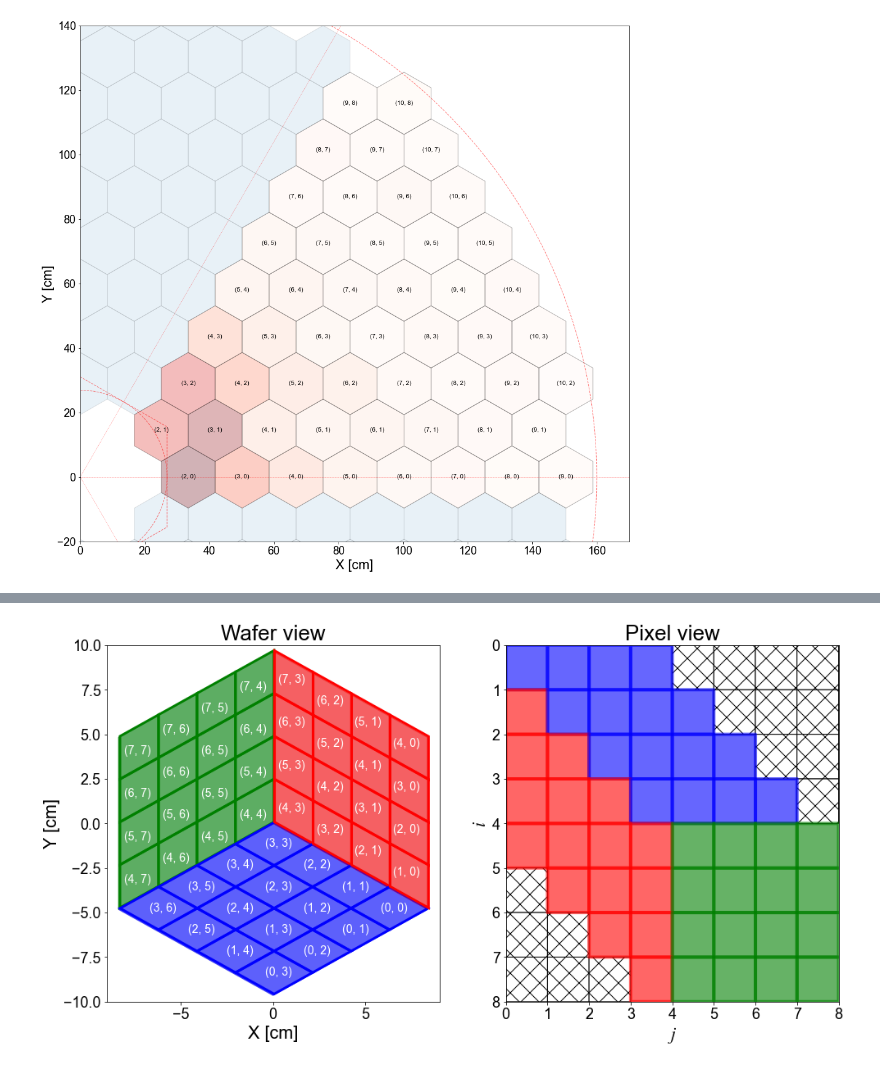
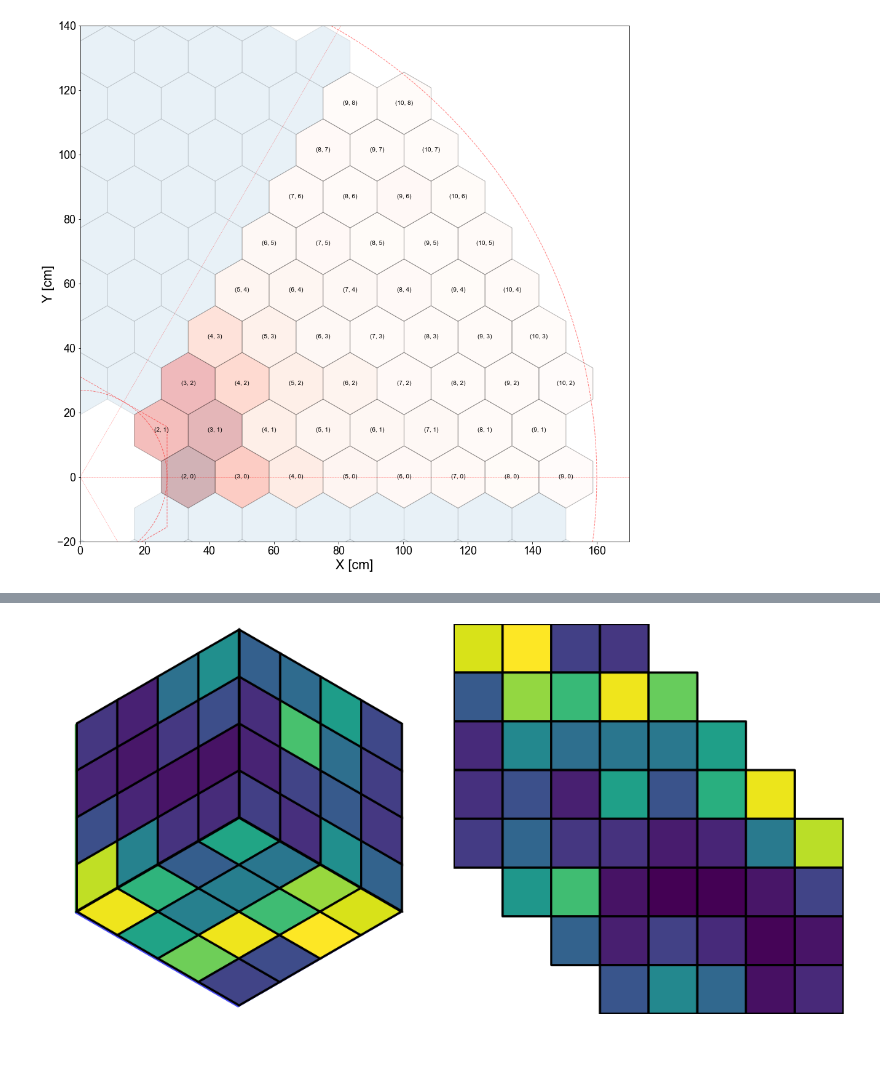
Before and after one commit to NWUHEP/hgcal-analysis, a Jupyter notebook: notebooks/tc_visualizer.ipynb, the cells around one changed output, grey strips where cells are left out. Saved outputs shown, nothing was run; the diff lists cells and outputs as text; code cells hidden in the pictures.

```diff
--- a/notebooks/tc_visualizer.ipynb
+++ b/notebooks/tc_visualizer.ipynb
@@ -35,12 +34,11 @@ df_gen = data_dict['gen']
 
 # get the data and apply some cuts
 #cuts = 'tc_z > 0 and tc_x < 0. and tc_y < 0. and tc_subdet == 1 and tc_layer == 9'
-cuts = 'tc_zside == -1 and tc_subdet == 1 and tc_layer == 9 and tc_energy > 0.01'
+cuts = 'tc_zside == -1 and tc_subdet == 1 and tc_energy > 0.01'
 df_cut = df_tc.query(cuts)
 events = df_cut.index.get_level_values(0).unique()
 event_ix = events[10]
-event_tc = df_cut#.loc[event_ix]
-#event_gen = df_gen.loc[event_ix]
+event_tc = df_cut
 # %%
 fig, ax = plt.subplots(1, figsize=(16, 16))
 ax.set_aspect('equal')
@@ -121,27 +182,27 @@ plt.show()
 # %%
 # Draw a single module
 fig, axes = plt.subplots(1, 2, figsize=(16, 8), sharey=False)
 
 ax = axes[0]
-#ax.set_aspect('equal')
+ax.set_aspect('equal')
 
-#ax.add_patch(poly)
 # overlay trigger cells.  Combine energy deposits from different events using groupby.
 tc_uv = (4, 3)
 wafer_tc = event_tc.query(f'tc_waferu == {tc_uv[0]} and tc_waferv == {tc_uv[1]}')
 tc_data = wafer_tc.groupby(['tc_cellu', 'tc_cellv']).sum()['tc_energy']
-
-pt.draw_single_module(ax, do_fill=True, include_tc_index=True)
-ax.set_title('Wafer view')
+tc_data /= tc_data.max()
+pt.draw_single_module(ax, cell_data=tc_data, do_fill=True, include_tc_index=False)
+ax.set_xlim([-10, 10])
+ax.set_ylim([-10, 10])
+ax.axis('off')
 
 ax = axes[1]
+ax.set_aspect('equal')
+pt.draw_single_module_pixels(ax, cell_data=tc_data, no_axes=True)
+ax.axis('off')
 
-pt.draw_single_module_pixels(ax)
-ax.set_title('Pixel view')
-#ax.axis('off')
-
-
-plt.savefig('plots/tc_uv_mapping.pdf')
+plt.tight_layout()
+plt.savefig('plots/tc_uv_sample.pdf')
 plt.show()
 # %% [output]
-[figure, old version]
+[figure, new version]
```
Also changed, not shown: parts of 13 cells of this notebook, 4 other files.
